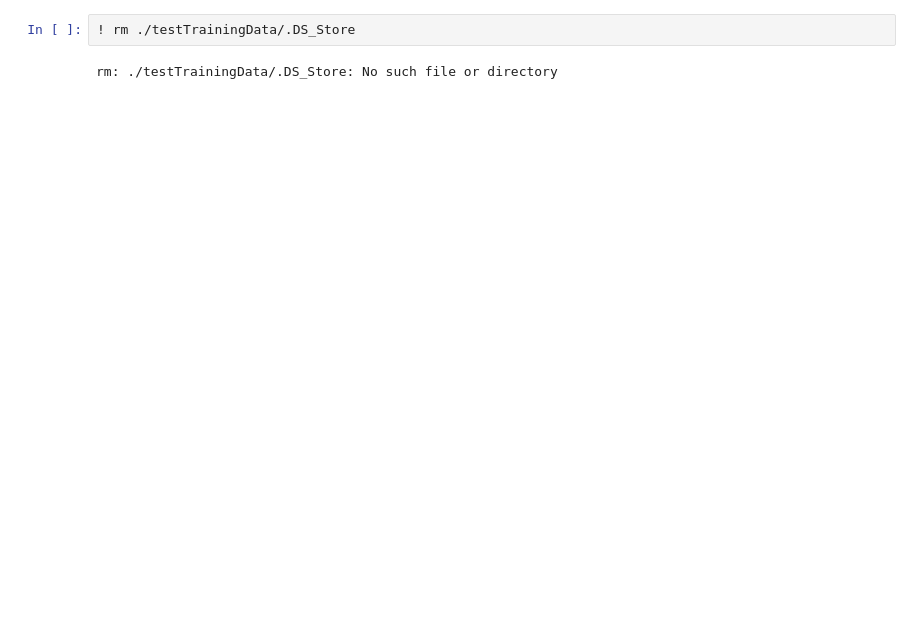
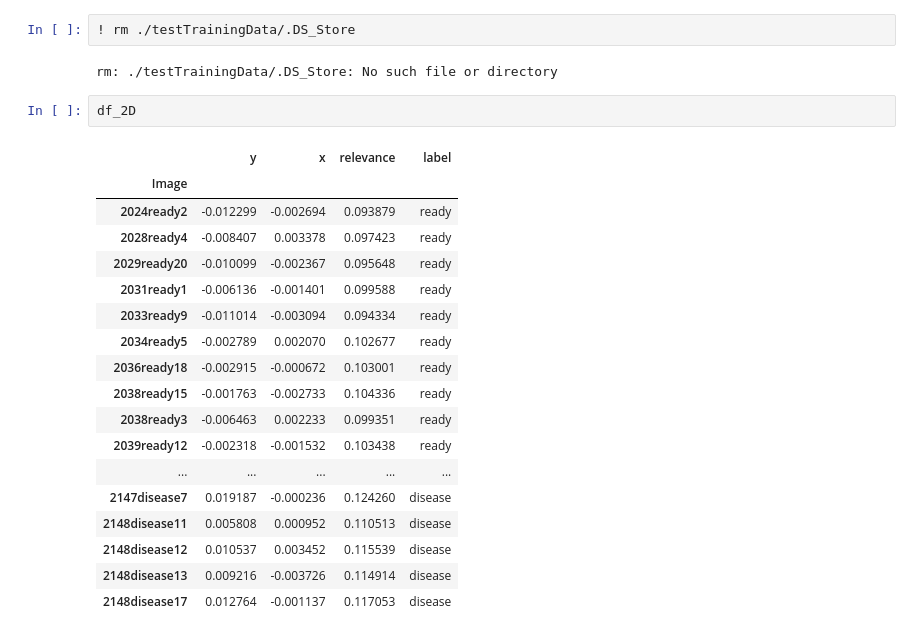
Before and after one commit to RitvikPrabhu/CropAI, a Jupyter notebook: Andromeda/DNN_Andromeda.ipynb, the cells around one changed output. Cells and saved outputs as stored; diff of their text form; blank space fills up the shorter version.

```diff
--- a/Andromeda/DNN_Andromeda.ipynb
+++ b/Andromeda/DNN_Andromeda.ipynb
@@ -615,3 +614,24 @@ inverse = create_inverse_button()
 ! rm ./testTrainingData/.DS_Store
 # %% [output]
 rm: ./testTrainingData/.DS_Store: No such file or directory
+# %%
+df_2D
+# %% [output]
+|  | y | x | relevance | label |
+| Image |  |  |  |  |
+| 2024ready2 | -0.012299 | -0.002694 | 0.093879 | ready |
+| 2028ready4 | -0.008407 | 0.003378 | 0.097423 | ready |
+| 2029ready20 | -0.010099 | -0.002367 | 0.095648 | ready |
+| 2031ready1 | -0.006136 | -0.001401 | 0.099588 | ready |
+| 2033ready9 | -0.011014 | -0.003094 | 0.094334 | ready |
+| 2034ready5 | -0.002789 | 0.002070 | 0.102677 | ready |
+| 2036ready18 | -0.002915 | -0.000672 | 0.103001 | ready |
+| 2038ready15 | -0.001763 | -0.002733 | 0.104336 | ready |
+| 2038ready3 | -0.006463 | 0.002233 | 0.099351 | ready |
+| 2039ready12 | -0.002318 | -0.001532 | 0.103438 | ready |
+| ... | ... | ... | ... | ... |
+| 2147disease7 | 0.019187 | -0.000236 | 0.124260 | disease |
+| 2148disease11 | 0.005808 | 0.000952 | 0.110513 | disease |
+| 2148disease12 | 0.010537 | 0.003452 | 0.115539 | disease |
+| 2148disease13 | 0.009216 | -0.003726 | 0.114914 | disease |
+| 2148disease17 | 0.012764 | -0.001137 | 0.117053 | disease |
```
Also changed, not shown: parts of 14 cells of this notebook, 4 other files.
